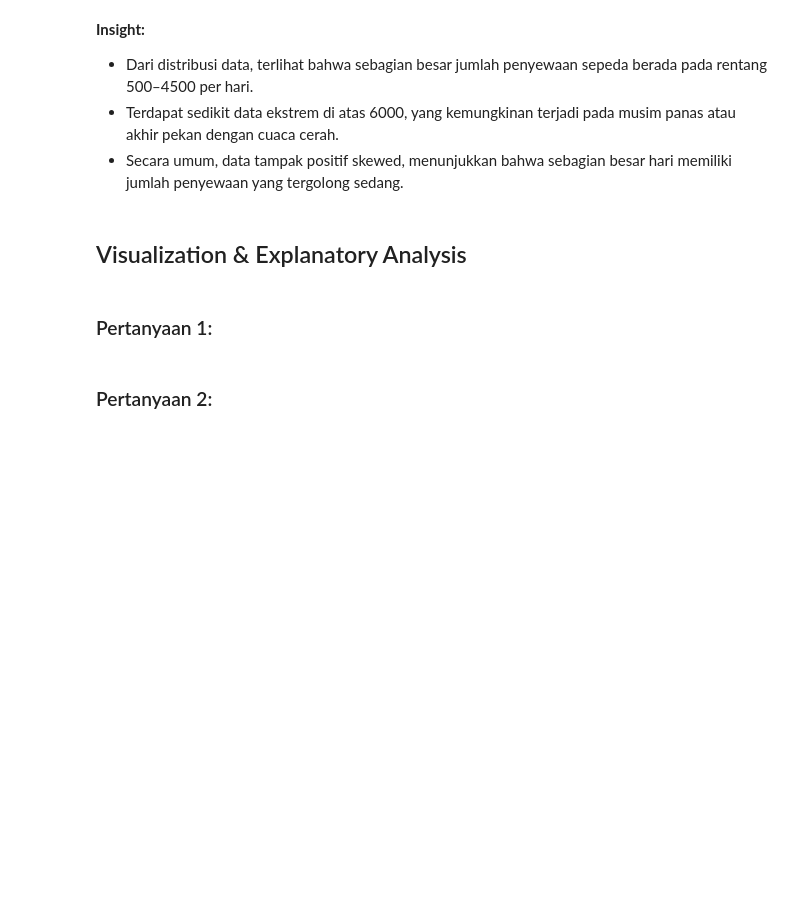
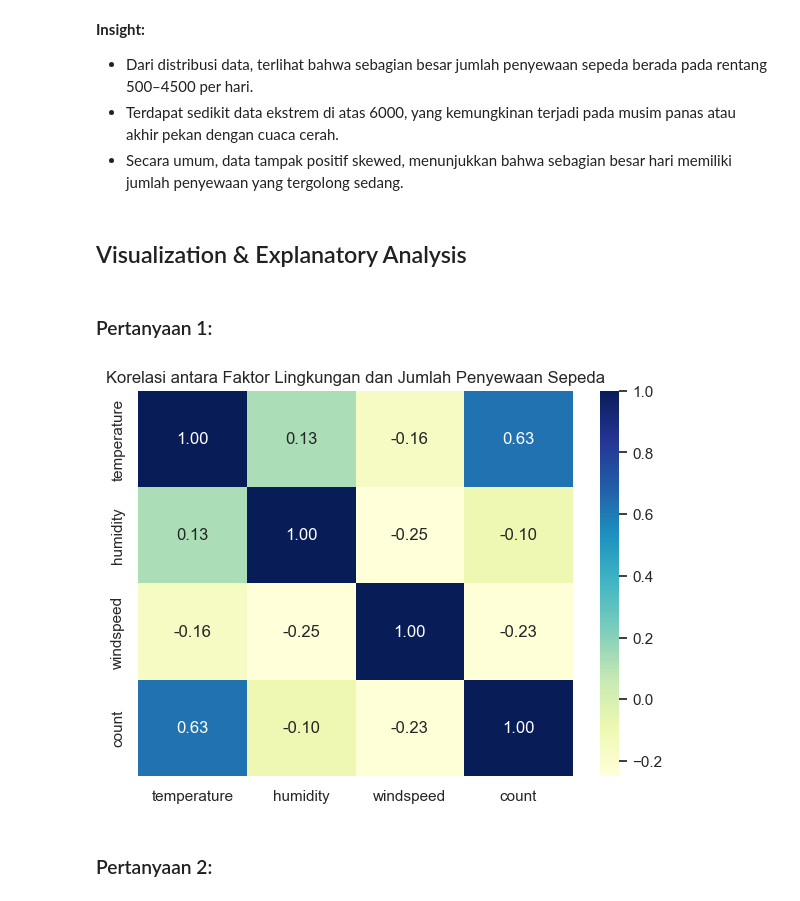
Before and after one commit to Revolcy/py_analyze, a Jupyter notebook: Proyek_Analisis_Data.ipynb, the cells around one changed output. Saved outputs shown, nothing was run; the diff lists cells and outputs as text; code cells hidden in the pictures; blank space fills up the shorter version.

```diff
--- a/Proyek_Analisis_Data.ipynb
+++ b/Proyek_Analisis_Data.ipynb
@@ -127,2 +185,27 @@ plt.show()
+# %%
+import matplotlib.pyplot as plt
+import seaborn as sns
+import pandas as pd
+
+plt.rcParams['figure.figsize'] = (10, 5)
+sns.set(style="whitegrid")
+
+df = pd.read_csv("data/day.csv")
+df.rename(columns={
+'yr': 'year', 'mnth': 'month', 'weathersit': 'weather',
+'temp': 'temperature', 'atemp': 'feels_temp', 'hum': 'humidity',
+'windspeed': 'windspeed', 'cnt': 'count'
+}, inplace=True)
+
+# Hitung korelasi antar variabel numerik
+corr = df[['temperature', 'humidity', 'windspeed', 'count']].corr()
+
+# Visualisasi heatmap korelasi
+plt.figure(figsize=(7,5))
+sns.heatmap(corr, annot=True, cmap="YlGnBu", fmt=".2f")
+plt.title("Korelasi antara Faktor Lingkungan dan Jumlah Penyewaan Sepeda")
+plt.show()
+# %% [output]
+[figure, added]
 # %% [markdown]
 ### Pertanyaan 2:
```
Also changed, not shown: parts of 6 cells of this notebook.
